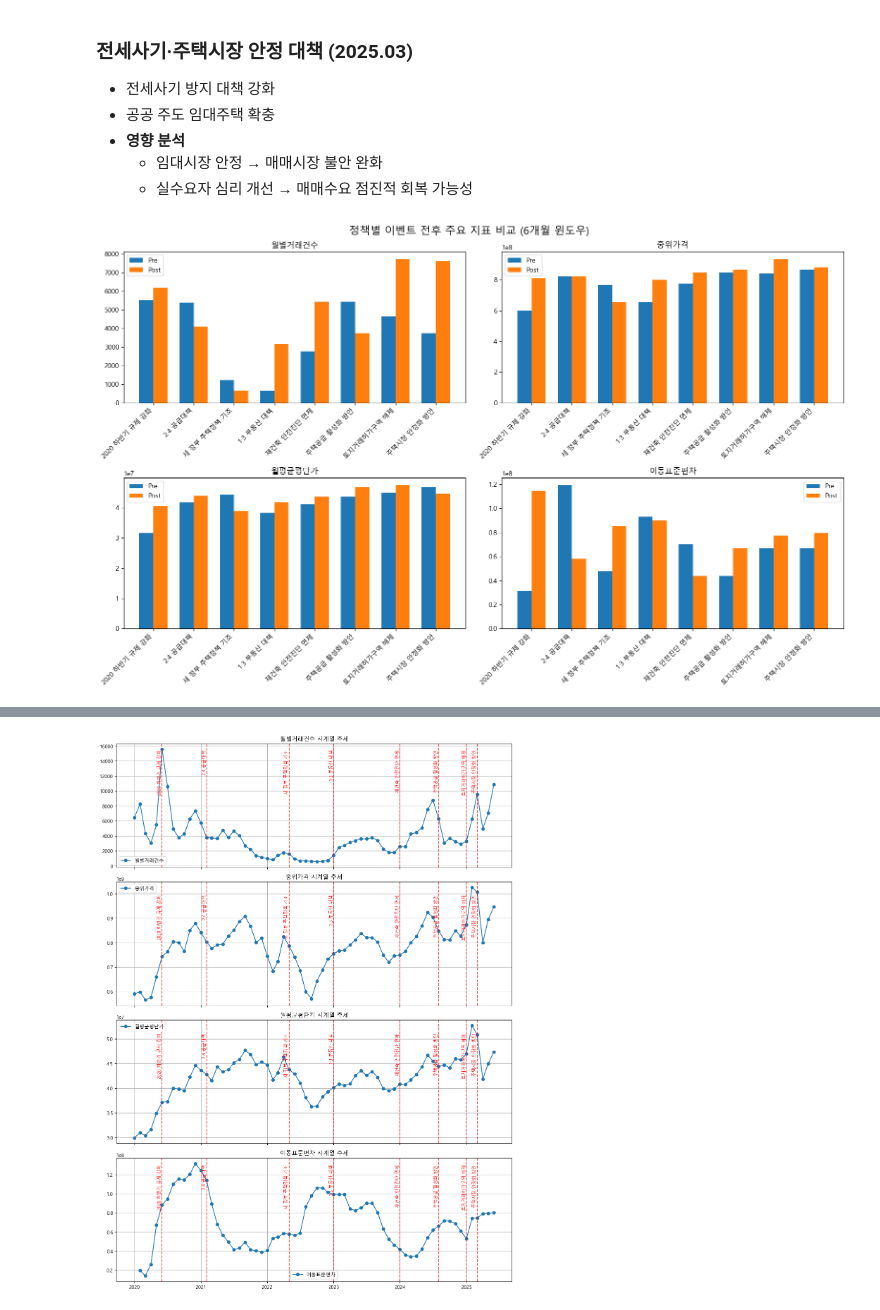
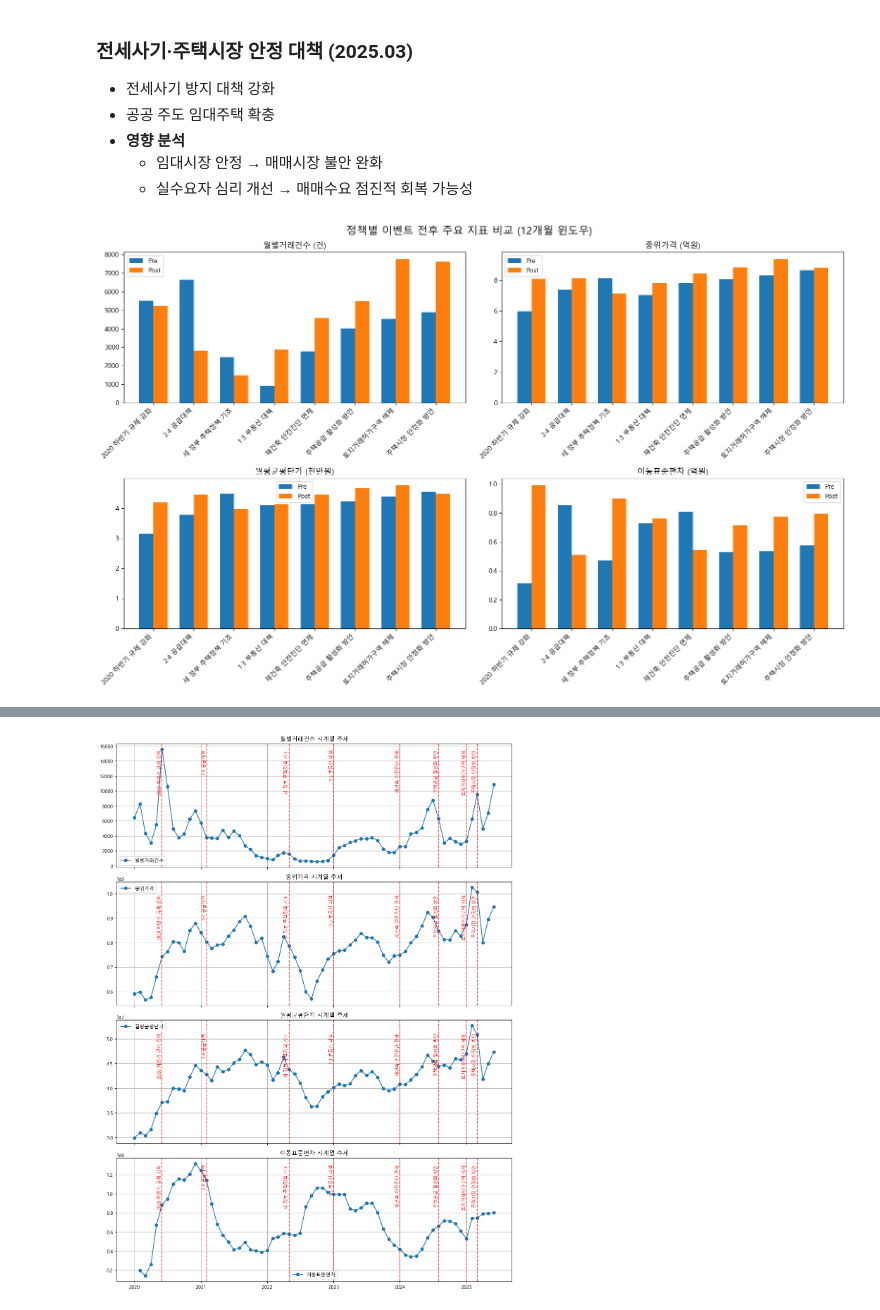
Before and after one commit to krystallinekim/pjt-DataAnalysis-Korean_Real_Estate, a Jupyter notebook: 04-2_event_story.ipynb, the cells around one changed output, grey strips where cells are left out. Cells and saved outputs as stored; diff of their text form; code cells hidden in the pictures.

```diff
--- a/04-2_event_story.ipynb
+++ b/04-2_event_story.ipynb
@@ -197,52 +171,101 @@ for event in events:
-# %%
-# 장기 영향
-event_window = 12
-
-event_results_12 = {}
-for event in events:
-    event_month = event['월']
-    result = calc_event_change(monthly_stats, event_month, event_window)
-    event_results_12[event['정책명']] = result
-
-# for policy, stats in event_results_12.items():
-#     display(policy, stats)
 # %%
+# 이벤트 윈도우, 정책 리스트, 지표 준비
+window = 12
+event_results = {}
+for event in events:
+    event_month = event['월']
+    result = calc_event_change(monthly_stats, event_month, window)
+    event_results[event['정책명']] = result
+
 # 정책 리스트
-policies = list(event_results_12.keys())
+policies = list(event_results.keys())
 
 # 비교할 지표
 metrics = ['월별거래건수', '중위가격', '월평균평단가', '이동표준편차']
 
 # 데이터프레임 준비
 plot_data = {}
 for metric in metrics:
-    pre_values = [event_results_6[p]['pre_avg'][metric] for p in policies]
-    post_values = [event_results_6[p]['post_avg'][metric] for p in policies]
+    pre_values = [event_results[p]['pre_avg'][metric] for p in policies]
+    post_values = [event_results[p]['post_avg'][metric] for p in policies]
     plot_data[metric] = pd.DataFrame({
         'Policy': policies,
         'Pre': pre_values,
         'Post': post_values
     })
 
 # 시각화
 fig, axes = plt.subplots(2, 2, figsize=(16, 10))
 axes = axes.flatten()
 
+# 지표별 제목과 단위 변환 설정
+metric_configs = {
+    '월별거래건수': {'title': '월별거래건수 (건)', 'scale': 1},
+    '중위가격': {'title': '중위가격 (억원)', 'scale': 1e8},
+    '월평균평단가': {'title': '월평균평단가 (천만원)', 'scale': 1e7},
+    '이동표준편차': {'title': '이동표준편차 (억원)', 'scale': 1e8}
+}
+
 for i, metric in enumerate(metrics):
-    df_plot = plot_data[metric]
+    df_plot = plot_data[metric].copy()
+    config = metric_configs[metric]
+
+    # 단위 변환
+    df_plot['Pre'] = df_plot['Pre'] / config['scale']
+    df_plot['Post'] = df_plot['Post'] / config['scale']
+
     width = 0.35
     x = range(len(df_plot))
 
     axes[i].bar([j - width/2 for j in x], df_plot['Pre'], width, label='Pre')
     axes[i].bar([j + width/2 for j in x], df_plot['Post'], width, label='Post')
 
     axes[i].set_xticks(x)
     axes[i].set_xticklabels(df_plot['Policy'], rotation=45, ha='right')
-    axes[i].set_title(metric)
+    axes[i].set_title(config['title'])
     axes[i].legend()
 
-fig.suptitle('정책별 이벤트 전후 주요 지표 비교 (6개월 윈도우)', fontsize=16)
+fig.suptitle(f'정책별 이벤트 전후 주요 지표 비교 ({window}개월 윈도우)', fontsize=16)
 plt.tight_layout()
+plt.savefig(f'fig/04-2_event_story/이벤트전후주요지표비교_{window}개월.png', dpi=300, bbox_inches='tight')
 plt.show()
+
+# 변화율 데이터프레임 준비
+plot_data = {}
+for metric in metrics:
+    changes = [event_results[p]['change_pct'][metric] for p in policies]
+    plot_data[metric] = pd.DataFrame({
+        'Policy': policies,
+        'Change_pct': changes
+    })
+
+# 시각화
+fig, axes = plt.subplots(2, 2, figsize=(16, 10))
+axes = axes.flatten()
+
+for i, metric in enumerate(metrics):
+    df_plot = plot_data[metric]
+    x = range(len(df_plot))
+
+    bars = axes[i].bar(x, df_plot['Change_pct'])
+
+    # 0 기준선 표시
+    axes[i].axhline(0, color='black', linewidth=0.8, linestyle='--')
+
+    # 레이블 설정
+    axes[i].set_xticks(x)
+    axes[i].set_xticklabels(df_plot['Policy'], rotation=45, ha='right')
+    axes[i].set_title(f'{metric} 전후 변화율 (%)')
+
+    # 변화율 값 라벨 표시
+    for bar in bars:
+        height = bar.get_height()
+        axes[i].text(bar.get_x() + bar.get_width()/2, height,
+                     f'{height:.1f}%', ha='center', va='bottom', fontsize=9)
+
+fig.suptitle(f'정책별 이벤트 전후 주요 지표 변화율 ({window}개월 윈도우)', fontsize=16)
+plt.tight_layout()
+plt.savefig(f'fig/04-2_event_story/이벤트전후변화율비교_{window}개월.png', dpi=300, bbox_inches='tight')
+plt.show()
 # %% [output]
-[figure, old version]
+[figure, new version]
```
Also changed, not shown: parts of 6 cells of this notebook, 7 other files.
